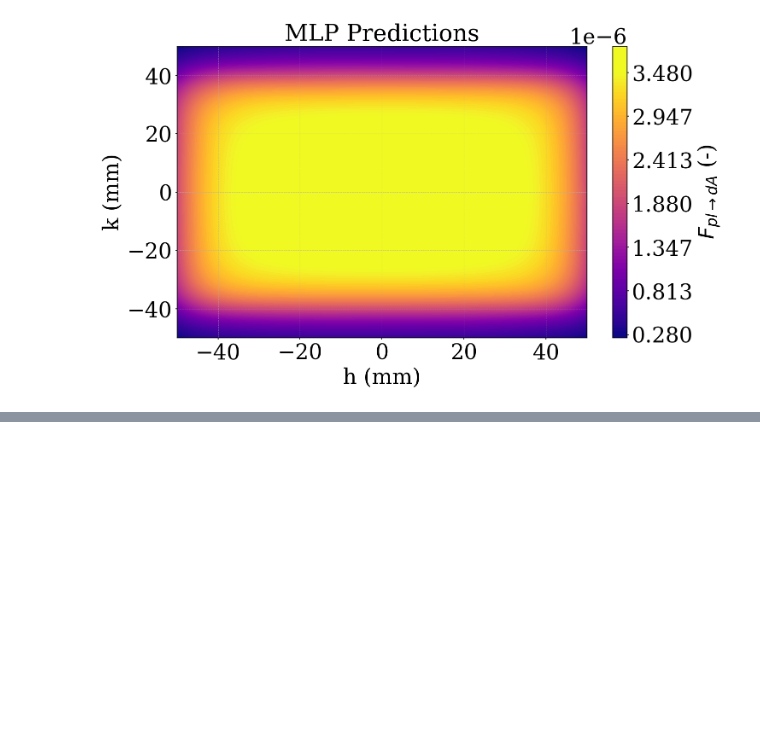
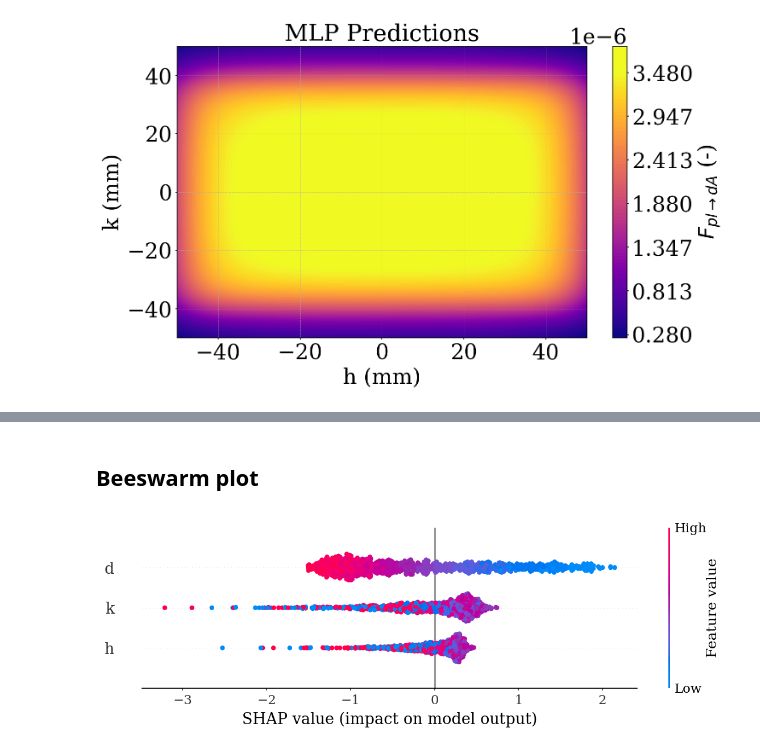
Before and after one commit to ignaciovermon/IJHMT_ViewFactor_ML_estimation, a Jupyter notebook: case_1/code/Neural_network_case_1.ipynb, the cells around one changed output, grey strips where cells are left out. Saved outputs shown, nothing was run; the diff lists cells and outputs as text; code cells hidden in the pictures; blank space fills up the shorter version.

```diff
--- a/case_1/code/Neural_network_case_1.ipynb
+++ b/case_1/code/Neural_network_case_1.ipynb
@@ -412,0 +600,14 @@ plt.show()
+# %% [markdown]
+## Beeswarm plot
+# %%
+plt.figure(figsize=(8, 6), dpi=150)
+shap.summary_plot(
+    shap_vals, X_explain_orig,
+    feature_names=feature_names_shap,
+    show=False
+)
+plt.tight_layout()
+plt.savefig("shap_beeswarm_case1.pdf", dpi=400, bbox_inches='tight')
+plt.show()
+# %% [output]
+[figure, added]
```
Also changed, not shown: parts of 29 cells of this notebook, 9 other files.
